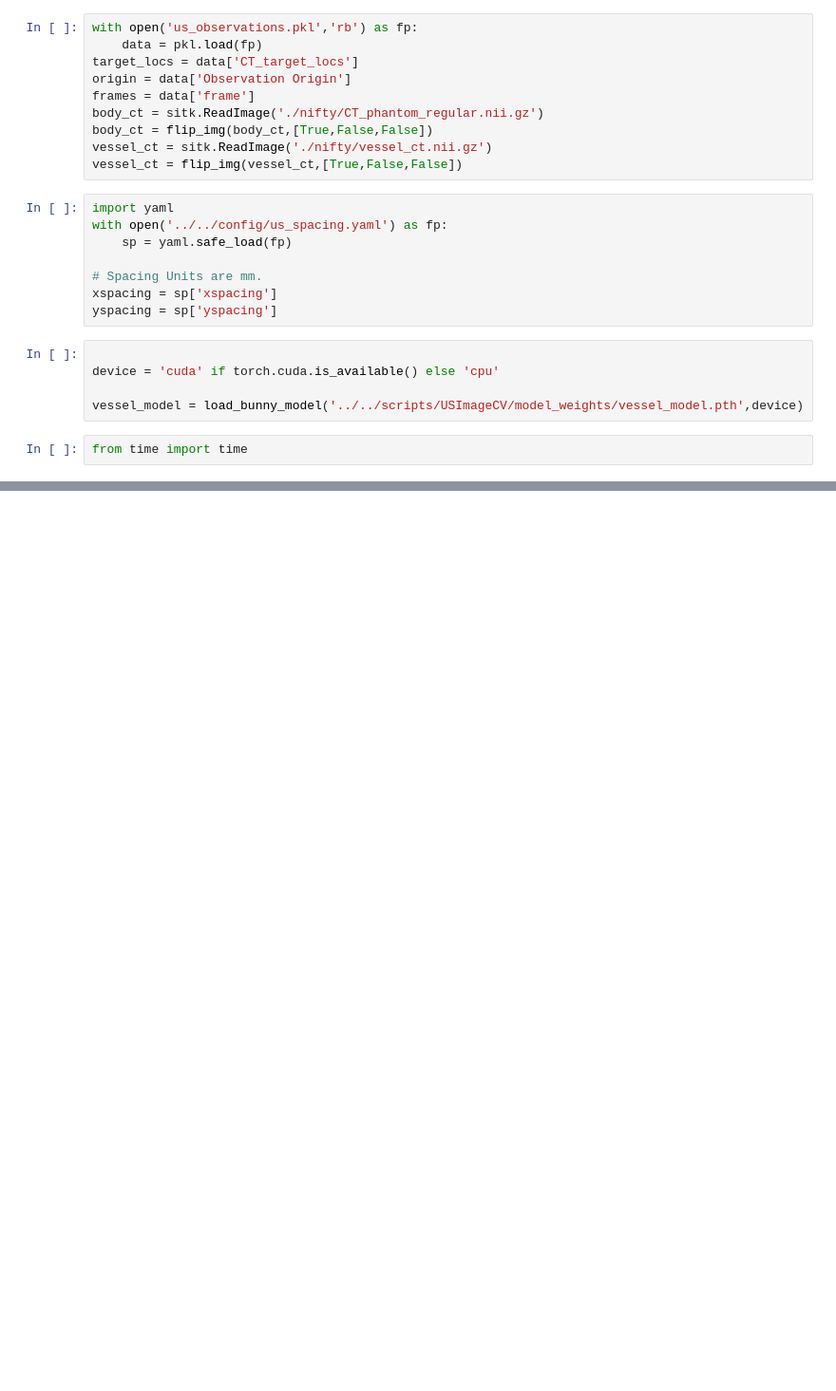
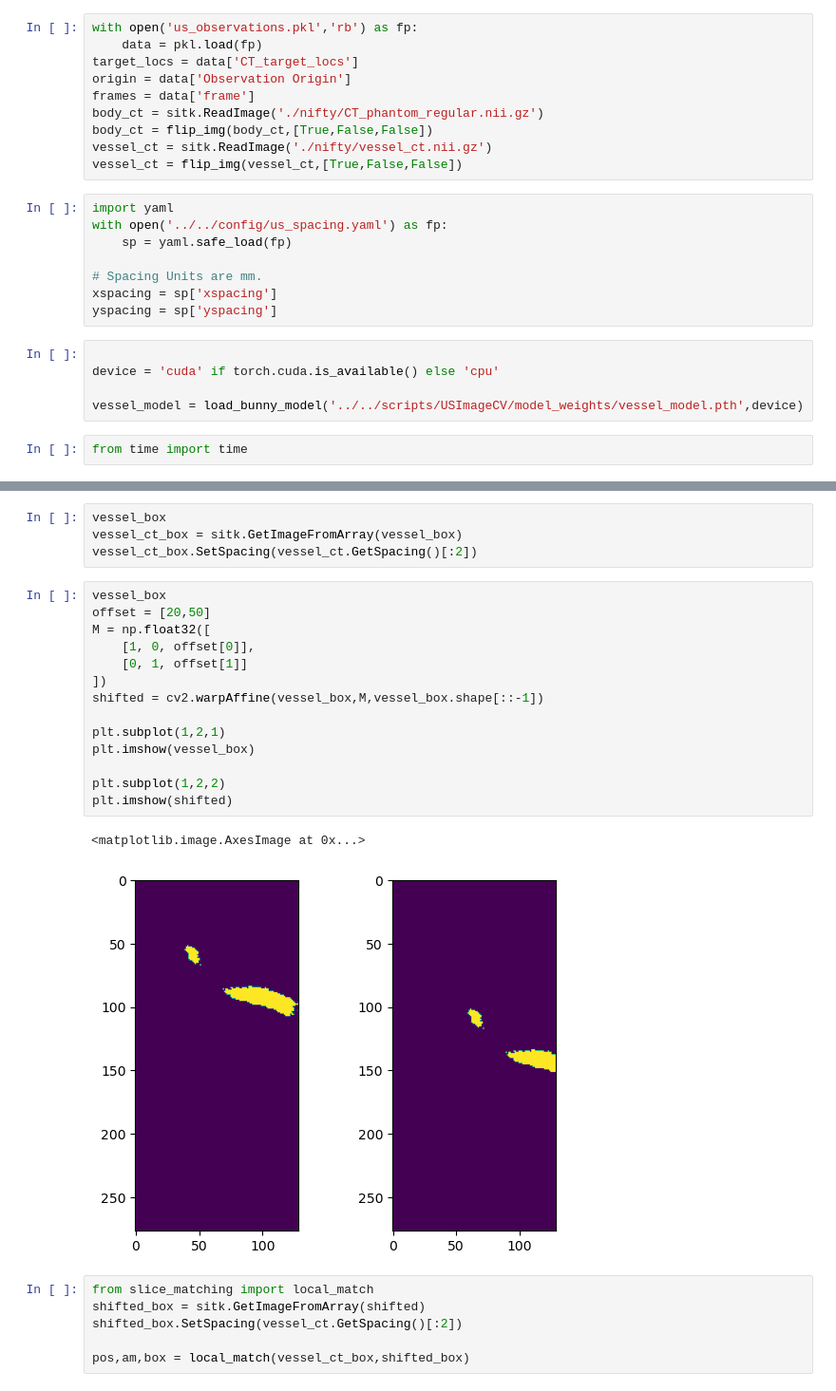
Before and after one commit to CoNG-harvard/robotic-ultrasound, a Jupyter notebook: notebooks/UltrasoundNavigation/local matching(algorithm).ipynb, the cells around one changed output, grey strips where cells are left out. Shown at 95% size. Cells and saved outputs as stored; diff of their text form; blank space fills up the shorter version.

```diff
--- a/notebooks/UltrasoundNavigation/local matching(algorithm).ipynb
+++ b/notebooks/UltrasoundNavigation/local matching(algorithm).ipynb
@@ -216,0 +254,27 @@ Error:
+# %%
+vessel_box
+vessel_ct_box = sitk.GetImageFromArray(vessel_box)
+vessel_ct_box.SetSpacing(vessel_ct.GetSpacing()[:2])
+# %%
+vessel_box
+offset = [20,50]
+M = np.float32([
+	[1, 0, offset[0]],
+	[0, 1, offset[1]]
+])
+shifted = cv2.warpAffine(vessel_box,M,vessel_box.shape[::-1])
+
+plt.subplot(1,2,1)
+plt.imshow(vessel_box)
+
+plt.subplot(1,2,2)
+plt.imshow(shifted)
+# %% [output]
+<matplotlib.image.AxesImage at 0x...>
+[figure, added]
+# %%
+from slice_matching import local_match
+shifted_box = sitk.GetImageFromArray(shifted)
+shifted_box.SetSpacing(vessel_ct.GetSpacing()[:2])
+
+pos,am,box = local_match(vessel_ct_box,shifted_box)
```
Also changed, not shown: parts of 4 cells of this notebook, 2 other files.
